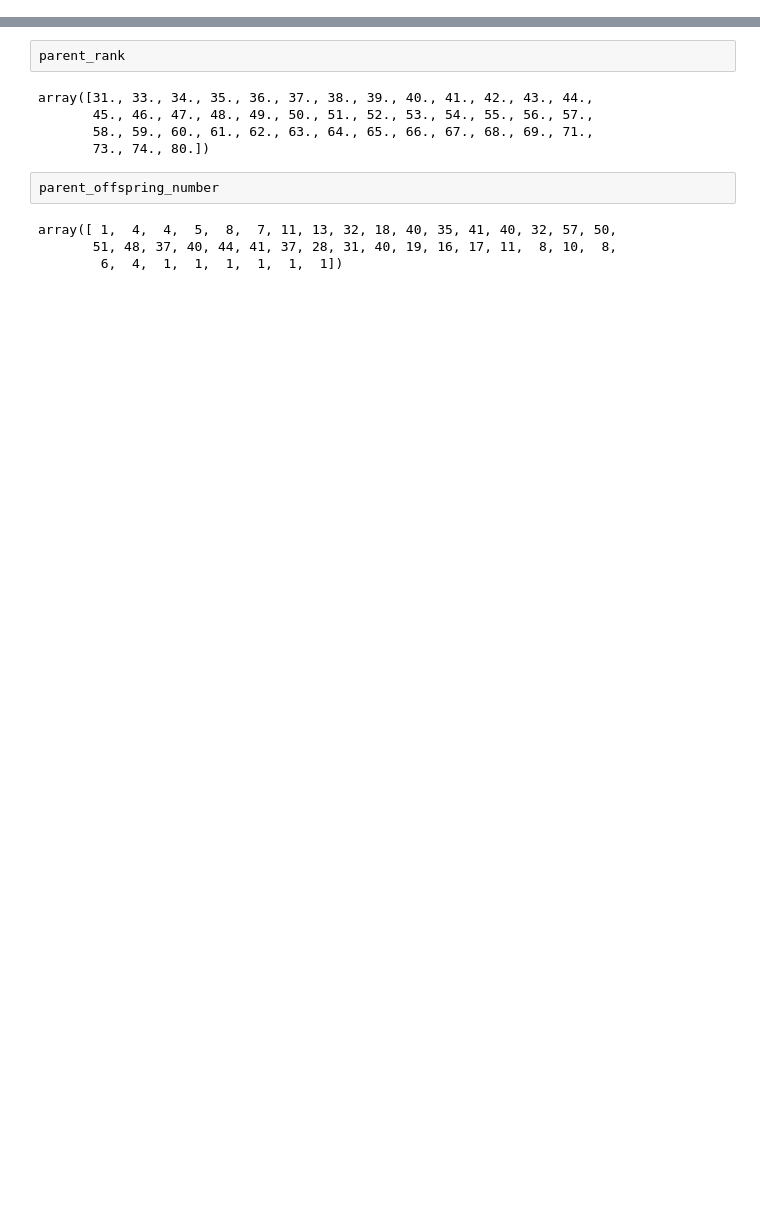
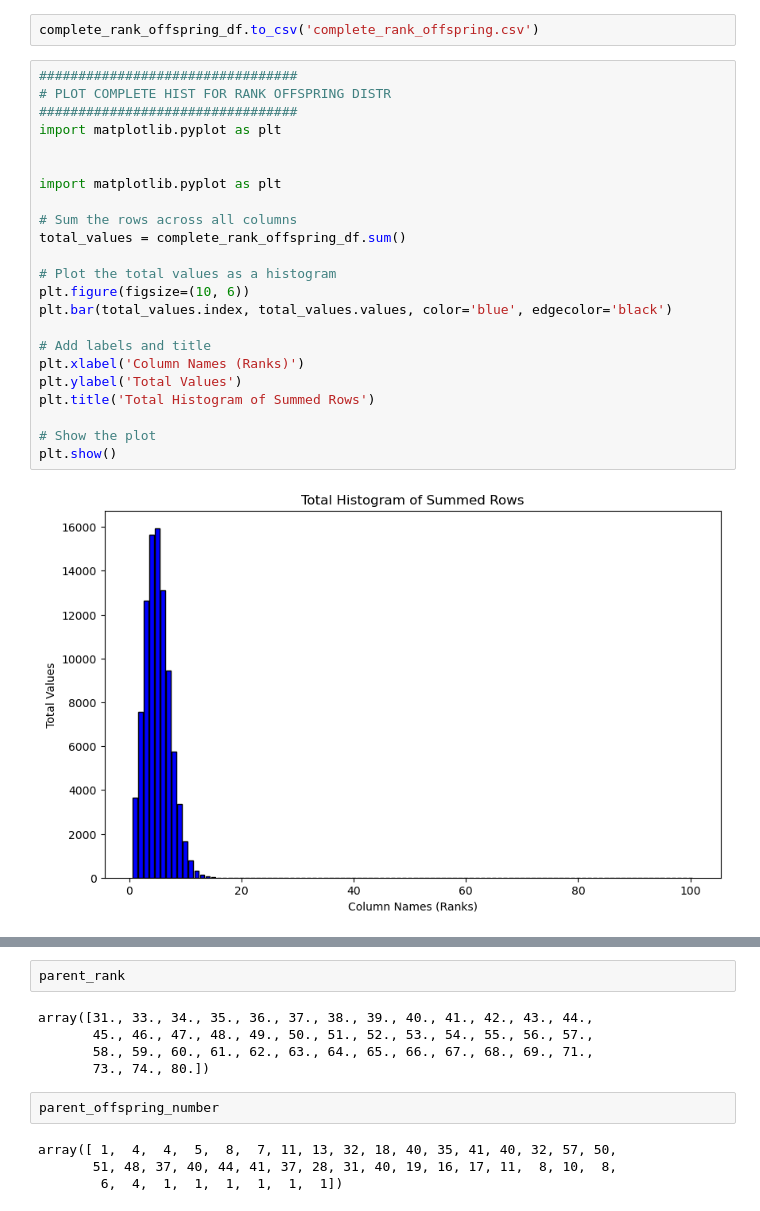
Before and after one commit to ko222uky/odell_tsptools_module, a Jupyter notebook: project4_main/test.ipynb, the cells around one changed output, grey strips where cells are left out. Saved outputs shown, nothing was run; the diff lists cells and outputs as text; blank space fills up the shorter version.

```diff
--- a/project4_main/test.ipynb
+++ b/project4_main/test.ipynb
@@ -47,0 +97,27 @@ plt.show()
+# %%
+complete_rank_offspring_df.to_csv('complete_rank_offspring.csv')
+# %%
+#################################
+# PLOT COMPLETE HIST FOR RANK OFFSPRING DISTR
+#################################
+import matplotlib.pyplot as plt
+
+
+import matplotlib.pyplot as plt
+
+# Sum the rows across all columns
+total_values = complete_rank_offspring_df.sum()
+
+# Plot the total values as a histogram
+plt.figure(figsize=(10, 6))
+plt.bar(total_values.index, total_values.values, color='blue', edgecolor='black')
+
+# Add labels and title
+plt.xlabel('Column Names (Ranks)')
+plt.ylabel('Total Values')
+plt.title('Total Histogram of Summed Rows')
+
+# Show the plot
+plt.show()
+# %% [output]
+[figure, added]
```
Also changed, not shown: parts of 9 cells of this notebook, 2 other files.
